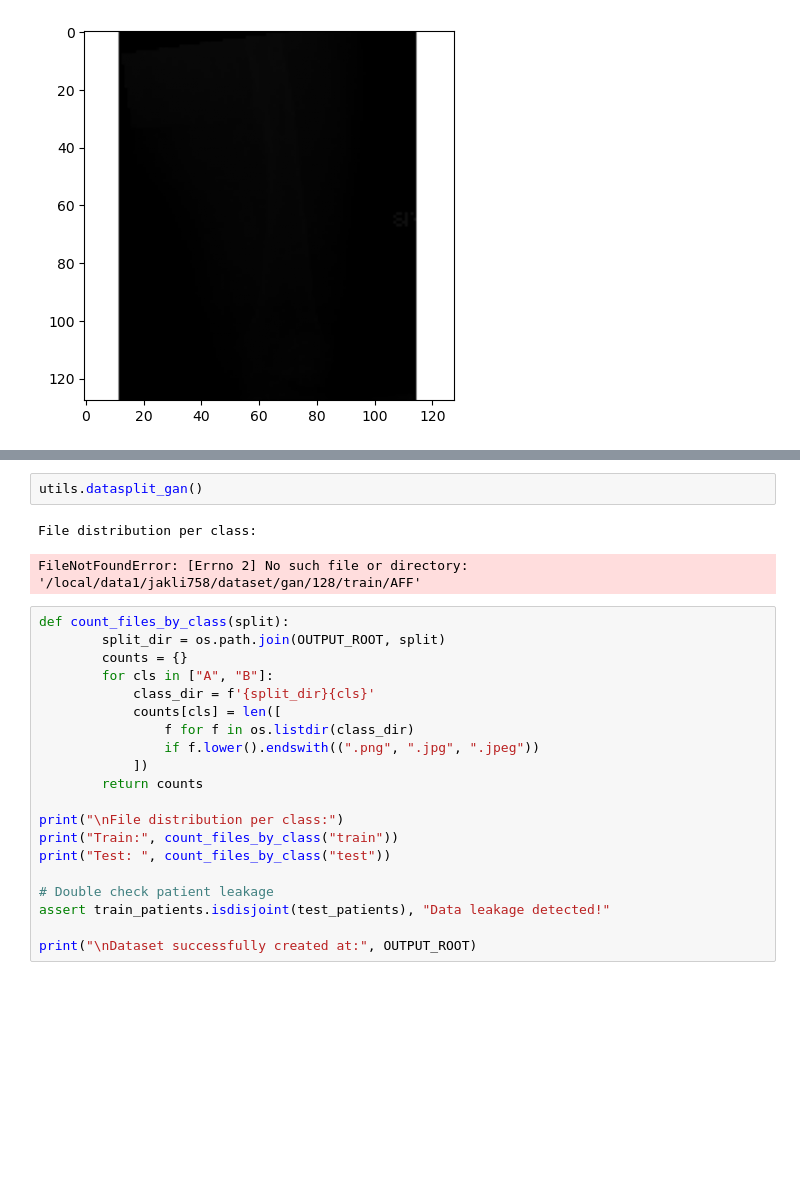
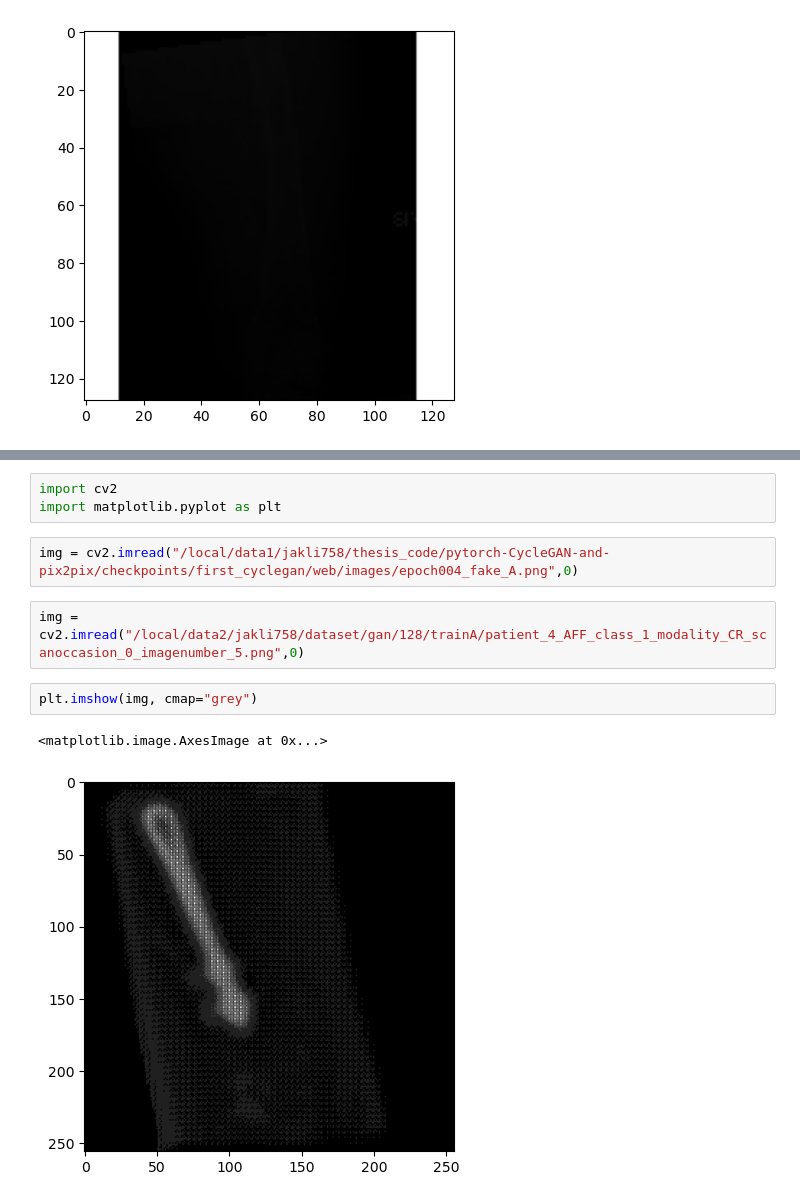
Before and after one commit to jakli758/thesis_code, a Jupyter notebook: main.ipynb, the cells around one changed output, grey strips where cells are left out. Saved outputs shown, nothing was run; the diff lists cells and outputs as text; blank space fills up the shorter version.

Commit message:
new env for cycleGAN

```diff
--- a/main.ipynb
+++ b/main.ipynb
@@ -107,25 +75,12 @@ Dataset successfully created at: /local/data1/jakli758/dataset/dm/128/
-# %%
-utils.datasplit_gan()
-# %% [output]
-File distribution per class:
-FileNotFoundError: [Errno 2] No such file or directory: '/local/data1/jakli758/dataset/gan/128/train/AFF'
-# %%
-def count_files_by_class(split):
-        split_dir = os.path.join(OUTPUT_ROOT, split)
-        counts = {}
-        for cls in ["A", "B"]:
-            class_dir = f'{split_dir}{cls}'
-            counts[cls] = len([
-                f for f in os.listdir(class_dir)
-                if f.lower().endswith((".png", ".jpg", ".jpeg"))
-            ])
-        return counts
-
-print("\nFile distribution per class:")
-print("Train:", count_files_by_class("train"))
-print("Test: ", count_files_by_class("test"))
-
-# Double check patient leakage
-assert train_patients.isdisjoint(test_patients), "Data leakage detected!"
-
-print("\nDataset successfully created at:", OUTPUT_ROOT)
+# %%
+import cv2
+import matplotlib.pyplot as plt
+# %%
+img = cv2.imread("/local/data1/jakli758/thesis_code/pytorch-CycleGAN-and-pix2pix/checkpoints/first_cyclegan/web/images/epoch004_fake_A.png",0)
+# %%
+img = cv2.imread("/local/data2/jakli758/dataset/gan/128/trainA/patient_4_AFF_class_1_modality_CR_scanoccasion_0_imagenumber_5.png",0)
+# %%
+plt.imshow(img, cmap="grey")
+# %% [output]
+<matplotlib.image.AxesImage at 0x...>
+[figure, added]
```
Also changed, not shown: parts of 14 cells of this notebook, 5 other files.
